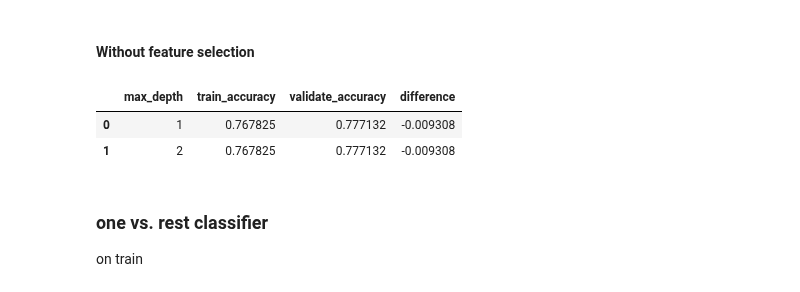
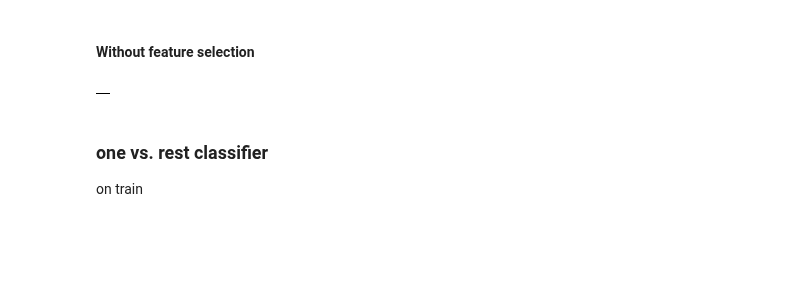
Before and after one commit to MrEnigmamgine/Videogame-Capstone_fork, a Jupyter notebook: Lindy_workbook.ipynb, the cells around one changed output. Saved outputs shown, nothing was run; the diff lists cells and outputs as text; code cells hidden in the pictures; blank space fills up the shorter version.

```diff
--- a/Lindy_workbook.ipynb
+++ b/Lindy_workbook.ipynb
@@ -1225,31 +1143,28 @@ LR_prediction
 # %% [markdown]
 #### Without feature selection
 # %%
-metrics_lr2 = []
+LR_model()
+    metrics_lr2 = []
 
-for i in range(1,3):
+    for i in range(1,3):
     # weights = ['uniform', 'density']
-    logit = LogisticRegression(random_state=123)
+        logit = LogisticRegression(random_state=123)
 
 
 
-    #fit model
-    logit = logit.fit(X_train, y_train)
+        #fit model
+        logit = logit.fit(X_train, y_train)
 
-    in_sample_accuracy = logit.score(X_train, y_train)
+        in_sample_accuracy = logit.score(X_train, y_train)
 
-    out_of_sample_accuracy = logit.score(X_validate, y_validate)
+        out_of_sample_accuracy = logit.score(X_validate, y_validate)
 
-    output = {"max_depth": (i),
-        "train_accuracy": in_sample_accuracy,
-        "validate_accuracy": out_of_sample_accuracy}
+        output = {"max_depth": (i),
+            "train_accuracy": in_sample_accuracy,
+            "validate_accuracy": out_of_sample_accuracy}
 
-    metrics_lr2.append(output)
+        metrics_lr2.append(output)
 
-LR_prediction2 = pd.DataFrame(metrics_lr2)
-LR_prediction2["difference"] = LR_prediction2.train_accuracy - LR_prediction2.validate_accuracy
-LR_prediction2
+    LR_prediction2 = pd.DataFrame(metrics_lr2)
+    LR_prediction2["difference"] = LR_prediction2.train_accuracy - LR_prediction2.validate_accuracy
+    return LR_prediction2
-# %% [output]
-|  | max_depth | train_accuracy | validate_accuracy | difference |
-| 0 | 1 | 0.767825 | 0.777132 | -0.009308 |
-| 1 | 2 | 0.767825 | 0.777132 | -0.009308 |
@@ -1263,3 +1171,7 @@ skplt.metrics.plot_roc_curve(Y_train, Y_train,
+# %%
+LR_model()
+# %% [output]
+|  |
 # %% [markdown]
 ### one vs. rest classifier
 
```
Also changed, not shown: parts of 88 cells of this notebook.
